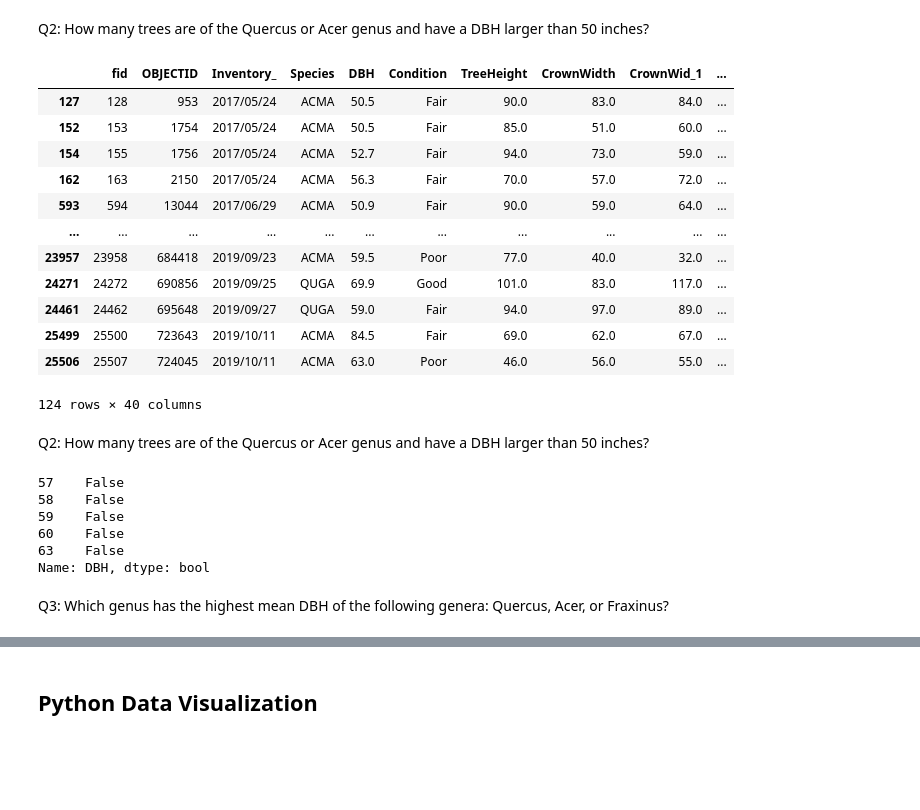
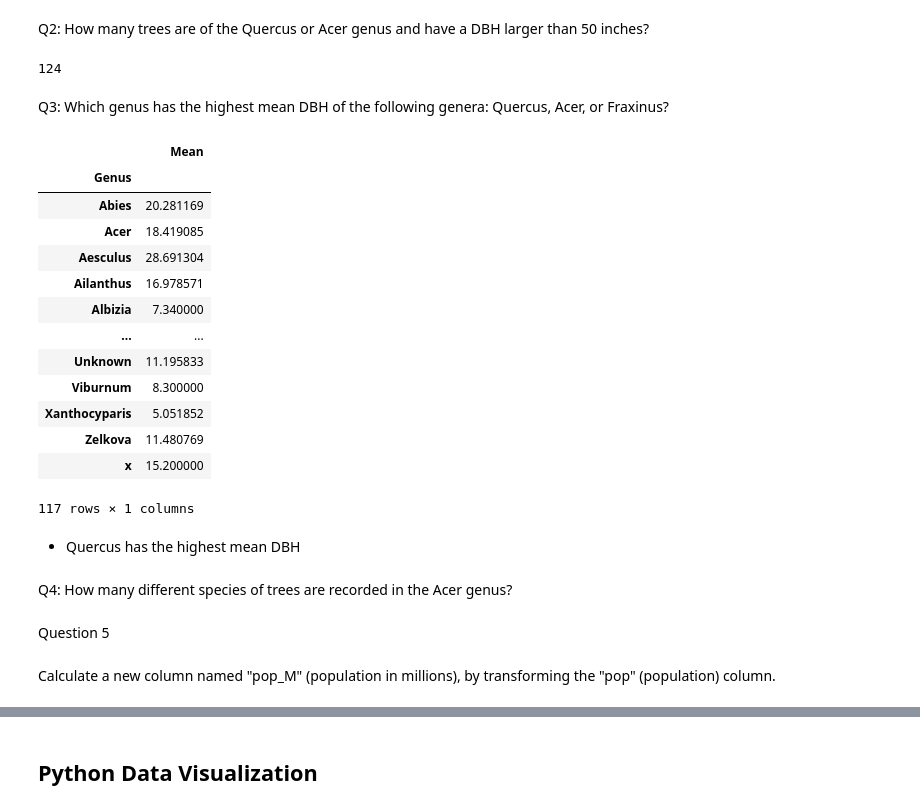
Before and after one commit to scottsouter/PY4SA23_Assignment, a Jupyter notebook: Assignment_script.ipynb, the cells around one changed output, grey strips where cells are left out. Drawn from its saved outputs; the diff is of its cells as text; code cells hidden in the pictures; blank space fills up the shorter version.

```diff
--- a/Assignment_script.ipynb
+++ b/Assignment_script.ipynb
@@ -86,36 +81,36 @@ park_trees_df.query ('(Genus=="Acer" | Genus=="Quercus")')
 # %% [markdown]
 Q2: How many trees are of the Quercus or Acer genus and have a DBH larger than 50 inches?
 # %%
-import numpy as np
-import pandas as pd
-
-park_trees_df = pd.read_csv('portland_park_trees.csv')
-park_trees_df.query ('(Genus=="Acer" | Genus=="Quercus") & DBH>50')
+QuAcfifty = subQuerusAcer[subQuerusAcer["DBH"]>50]
+print(len(QuAcfifty))
 # %% [output]
-|  | fid | OBJECTID | Inventory_ | Species | DBH | Condition | TreeHeight | CrownWidth | CrownWid_1 | ... |
-| 127 | 128 | 953 | 2017/05/24 | ACMA | 50.5 | Fair | 90.0 | 83.0 | 84.0 | ... |
-| 152 | 153 | 1754 | 2017/05/24 | ACMA | 50.5 | Fair | 85.0 | 51.0 | 60.0 | ... |
-| 154 | 155 | 1756 | 2017/05/24 | ACMA | 52.7 | Fair | 94.0 | 73.0 | 59.0 | ... |
-| 162 | 163 | 2150 | 2017/05/24 | ACMA | 56.3 | Fair | 70.0 | 57.0 | 72.0 | ... |
-| 593 | 594 | 13044 | 2017/06/29 | ACMA | 50.9 | Fair | 90.0 | 59.0 | 64.0 | ... |
-| ... | ... | ... | ... | ... | ... | ... | ... | ... | ... | ... |
-| 23957 | 23958 | 684418 | 2019/09/23 | ACMA | 59.5 | Poor | 77.0 | 40.0 | 32.0 | ... |
-| 24271 | 24272 | 690856 | 2019/09/25 | QUGA | 69.9 | Good | 101.0 | 83.0 | 117.0 | ... |
-| 24461 | 24462 | 695648 | 2019/09/27 | QUGA | 59.0 | Fair | 94.0 | 97.0 | 89.0 | ... |
-| 25499 | 25500 | 723643 | 2019/10/11 | ACMA | 84.5 | Fair | 69.0 | 62.0 | 67.0 | ... |
-| 25506 | 25507 | 724045 | 2019/10/11 | ACMA | 63.0 | Poor | 46.0 | 56.0 | 55.0 | ... |
-124 rows × 40 columns
+124
-# %% [markdown]
-Q2: How many trees are of the Quercus or Acer genus and have a DBH larger than 50 inches?
-# %%
-new_sample = park_trees_df.loc[park_trees_df["Genus"]=="Ulmus"]['DBH'] > 50
-new_sample.head()
-# %% [output]
-57    False
-58    False
-59    False
-60    False
-63    False
-Name: DBH, dtype: bool
 # %% [markdown]
 Q3: Which genus has the highest mean DBH of the following genera: Quercus, Acer, or Fraxinus?
+# %%
+tree_data = pd.DataFrame()
+tree_data["Mean"] = park_trees_df.groupby("Genus")["DBH"].mean()
+tree_data
+# %% [output]
+|  | Mean |
+| Genus |  |
+| Abies | 20.281169 |
+| Acer | 18.419085 |
+| Aesculus | 28.691304 |
+| Ailanthus | 16.978571 |
+| Albizia | 7.340000 |
+| ... | ... |
+| Unknown | 11.195833 |
+| Viburnum | 8.300000 |
+| Xanthocyparis | 5.051852 |
+| Zelkova | 11.480769 |
+| x | 15.200000 |
+117 rows × 1 columns
+# %% [markdown]
+* Quercus has the highest mean DBH
+# %% [markdown]
+Q4: How many different species of trees are recorded in the Acer genus?
+# %% [markdown]
+Question 5
+# %% [markdown]
+Calculate a new column named "pop_M" (population in millions), by transforming the "pop" (population) column.
```
Also changed, not shown: parts of 14 cells of this notebook, 2 other files.
